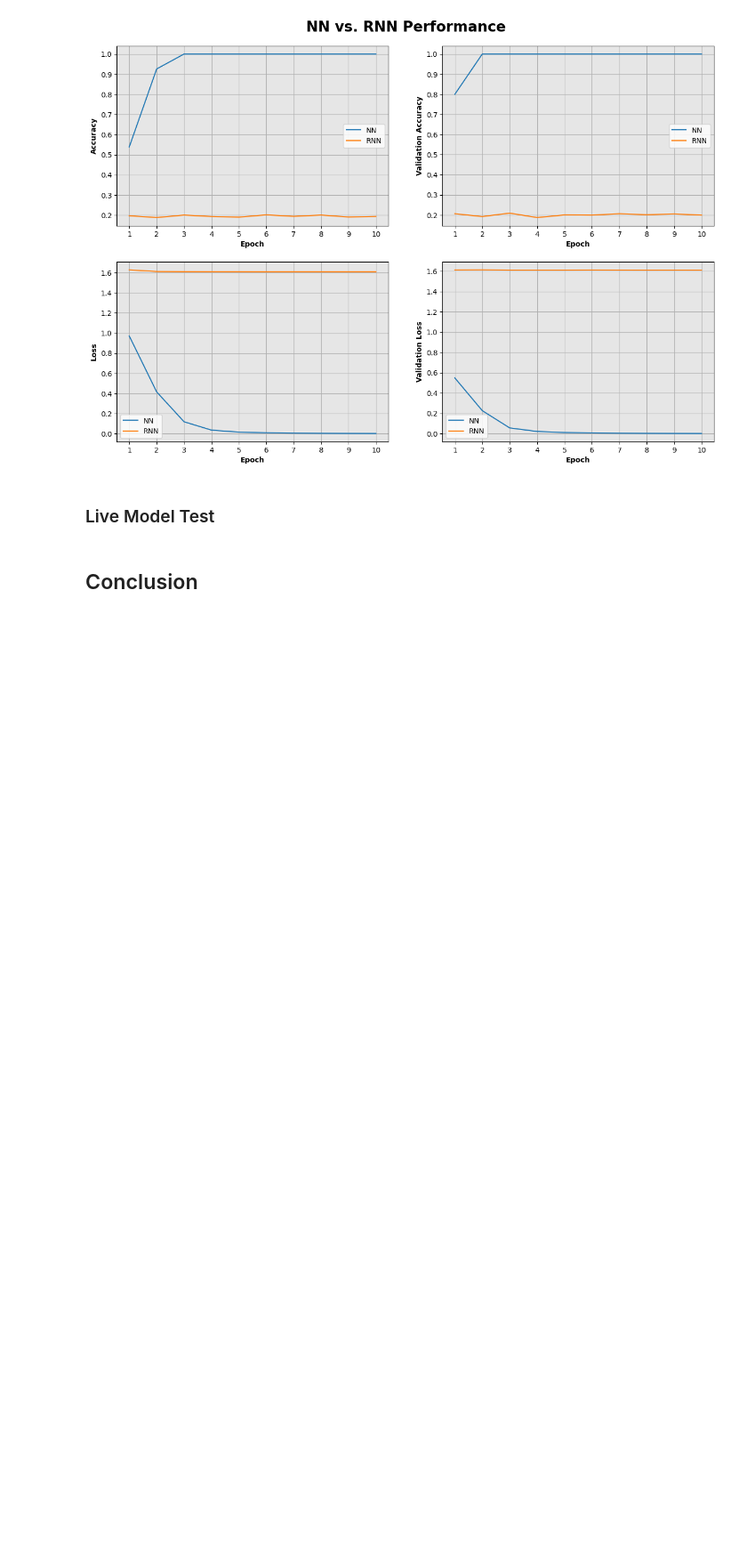
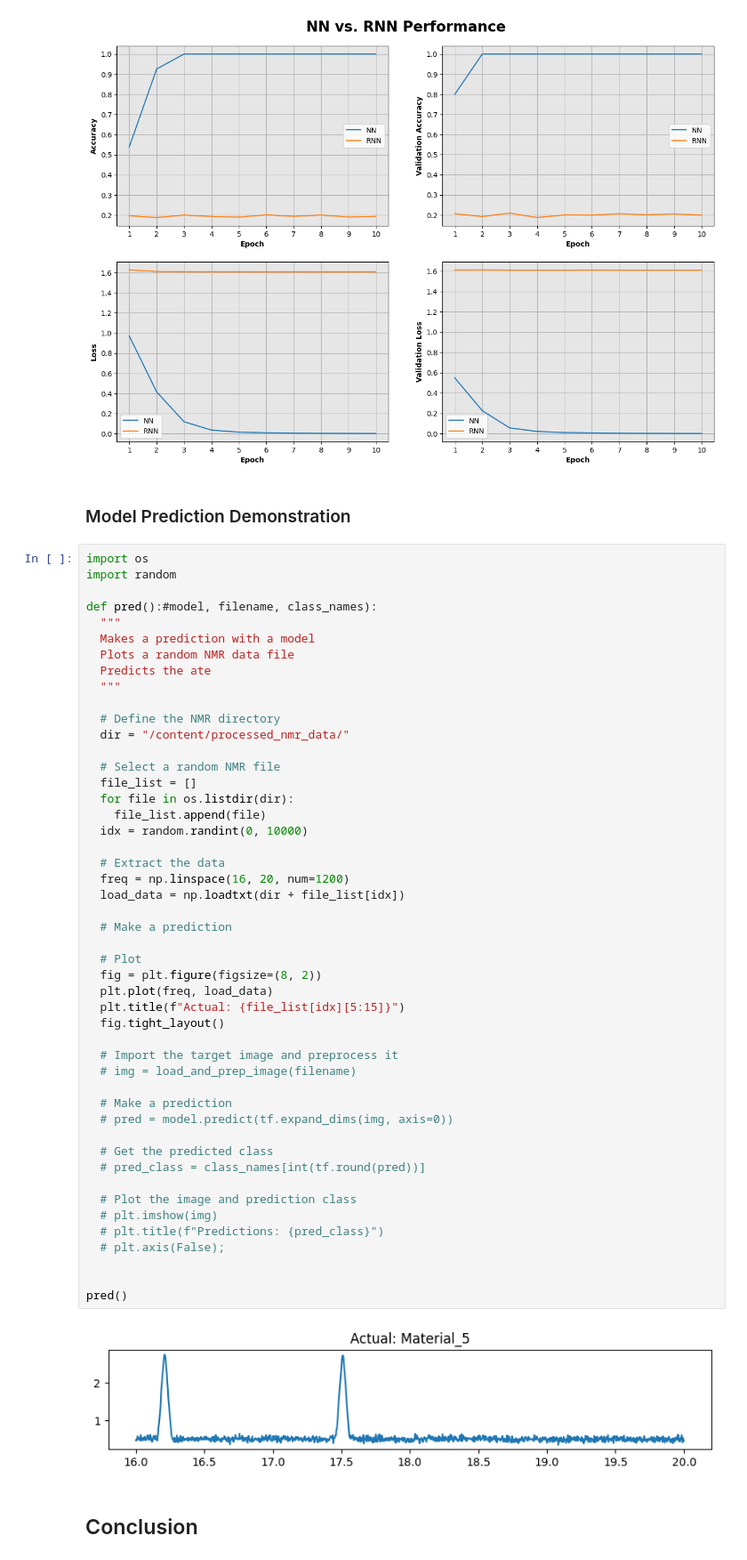
Before and after one commit to cgrundman/nuclear-magnetic-resonance, a Jupyter notebook: pattern_recognizer.ipynb, the cells around one changed output. Shown at 89% size. Cells and saved outputs as stored; diff of their text form; blank space fills up the shorter version.

Commit message:
add prediction demonstration

```diff
--- a/pattern_recognizer.ipynb
+++ b/pattern_recognizer.ipynb
@@ -380,7 +380,57 @@ CustomPlot.compare_model_performance_accuracy(
 # %% [output]
 [figure]
 # %% [markdown]
-### Live Model Test
+### Model Prediction Demonstration
+# %%
+import os
+import random
+
+def pred():#model, filename, class_names):
+  """
+  Makes a prediction with a model
+  Plots a random NMR data file
+  Predicts the ate
+  """
+
+  # Define the NMR directory
+  dir = "/content/processed_nmr_data/"
+
+  # Select a random NMR file
+  file_list = []
+  for file in os.listdir(dir):
+    file_list.append(file)
+  idx = random.randint(0, 10000)
+
+  # Extract the data
+  freq = np.linspace(16, 20, num=1200)
+  load_data = np.loadtxt(dir + file_list[idx])
+
+  # Make a prediction
+
+  # Plot
+  fig = plt.figure(figsize=(8, 2))
+  plt.plot(freq, load_data)
+  plt.title(f"Actual: {file_list[idx][5:15]}")
+  fig.tight_layout()
+
+  # Import the target image and preprocess it
+  # img = load_and_prep_image(filename)
+
+  # Make a prediction
+  # pred = model.predict(tf.expand_dims(img, axis=0))
+
+  # Get the predicted class
+  # pred_class = class_names[int(tf.round(pred))]
+
+  # Plot the image and prediction class
+  # plt.imshow(img)
+  # plt.title(f"Predictions: {pred_class}")
+  # plt.axis(False);
+
+
+pred()
+# %% [output]
+[figure, added]
 # %% [markdown]
 ## Conclusion
 # %%
```
